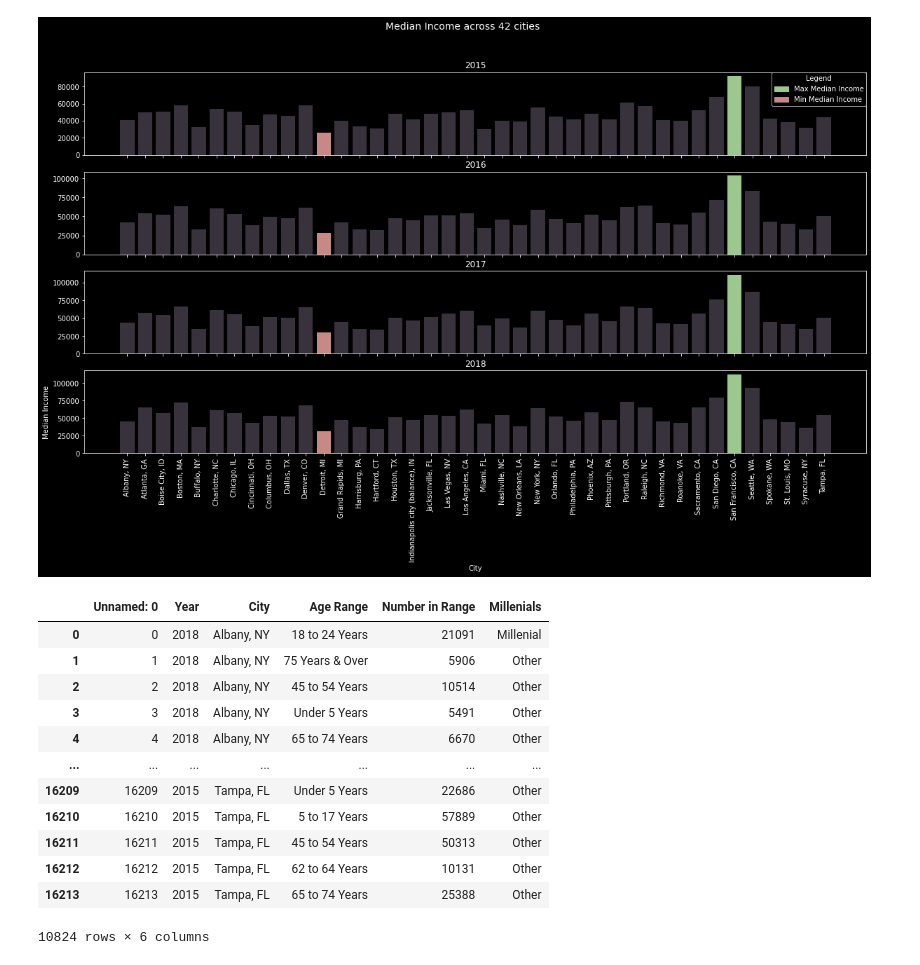
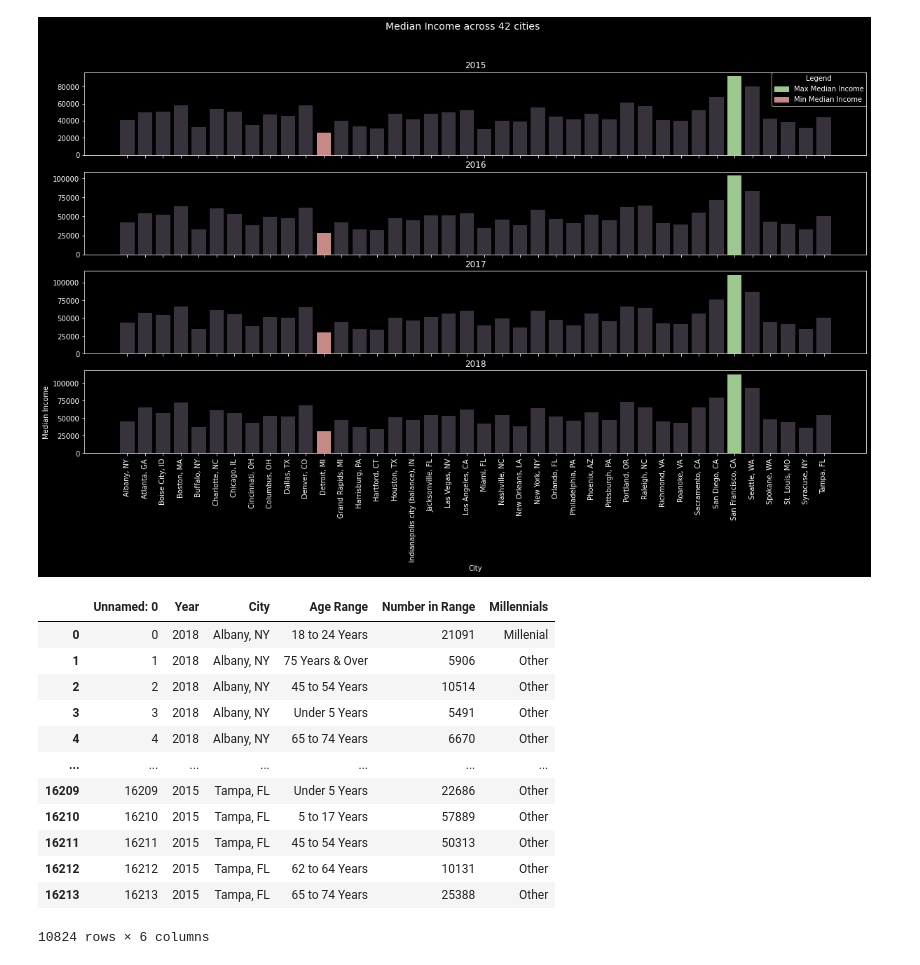
Before and after one commit to lauragtz/project_one, a Jupyter notebook: Avacado_Analysis_JK.ipynb, the cells around one changed output. Cells and saved outputs as stored; diff of their text form; code cells hidden in the pictures.

```diff
--- a/Avacado_Analysis_JK.ipynb
+++ b/Avacado_Analysis_JK.ipynb
@@ -5,7 +9,8 @@ import numpy as np
 # %%
 age_raw = 'Resources/Age_Data.csv'
 age_data = pd.read_csv(age_raw)
-age_data.head()
+age_data.drop_duplicates(inplace=True)
+age_data
 # %% [output]
 |  | Unnamed: 0 | Year | City | Age Range | Number in Range |
 | 0 | 0 | 2018 | Albany, NY | 18 to 24 Years | 21091 |
@@ -96,13 +126,13 @@ plt.show()
 # %% [output]
 [figure]
 # %%
-millenials = age_data.copy()
-millenials['Millenials'] = np.where((millenials['Age Range'] == '18 to 24 Years') | (millenials['Age Range'] == '25 to 34 Years'), 'Millenial', 'Other')
-millenials = millenials.loc[millenials["Year"] >= 2015]
+millennials = age_data.copy()
+millennials['Millennials'] = np.where((millennials['Age Range'] == '18 to 24 Years') | (millennials['Age Range'] == '25 to 34 Years'), 'Millenial', 'Other')
+millennials = millennials.loc[millennials["Year"] >= 2015]
 
-millenials
+millennials
 # %% [output]
-|  | Unnamed: 0 | Year | City | Age Range | Number in Range | Millenials |
+|  | Unnamed: 0 | Year | City | Age Range | Number in Range | Millennials |
 | 0 | 0 | 2018 | Albany, NY | 18 to 24 Years | 21091 | Millenial |
 | 1 | 1 | 2018 | Albany, NY | 75 Years & Over | 5906 | Other |
 | 2 | 2 | 2018 | Albany, NY | 45 to 54 Years | 10514 | Other |
```
Also changed, not shown: parts of 12 cells of this notebook, 2 other files.
